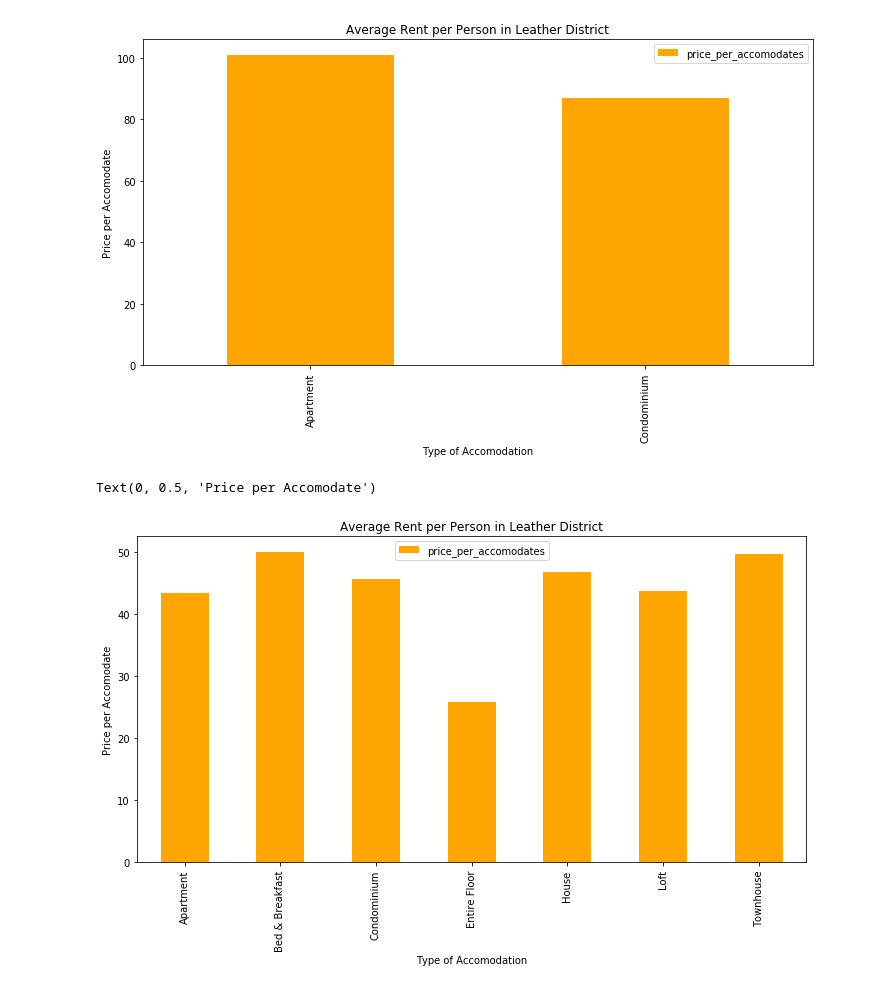
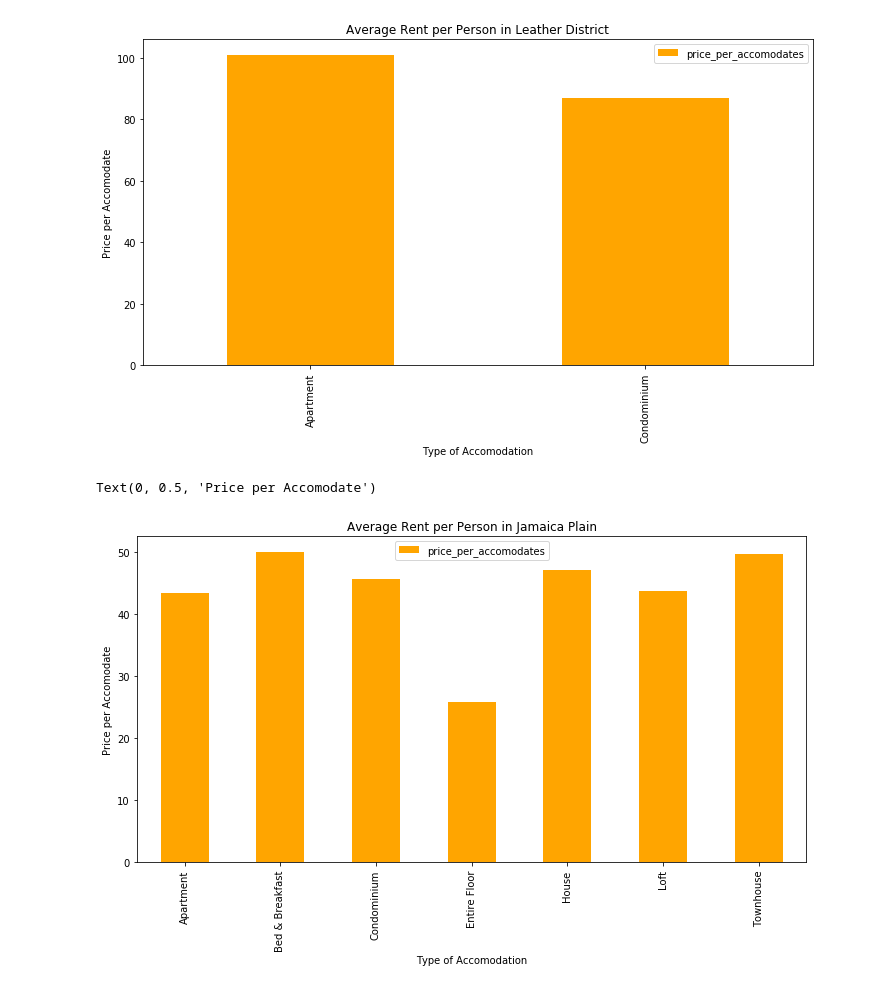
Before and after one commit to singh-amanjot/Boston-Airbnb-Data-Analysis, a Jupyter notebook: Boston_Airbnb_price_analysis.ipynb, the cells around one changed output. Saved outputs shown, nothing was run; the diff lists cells and outputs as text; code cells hidden in the pictures.

```diff
--- a/Boston_Airbnb_price_analysis.ipynb
+++ b/Boston_Airbnb_price_analysis.ipynb
@@ -172,0 +219,4 @@ See the caveats in the documentation: https://pandas.pydata.org/pandas-docs/stab
+# %%
+## dropping rows with null in 'zipcode', 'property_type', 'bathrooms', 'bedrooms'
+
+price_df1 = price_df1.dropna(axis = 0, subset = ['zipcode', 'property_type', 'bathrooms', 'bedrooms'])
@@ -224,9 +313,12 @@ plt.ylabel('Price per Accomodate')
 Text(0, 0.5, 'Price per Accomodate')
 [figure]
 # %%
-features_df1[features_df1.neighbourhood_cleansed == 'Jamaica Plain'].groupby('property_type').agg({'price_per_accomodates':'mean'}).plot.bar(color = 'orange', figsize =(12,6),title = 'Average Rent per Person in Leather District')
+# ploting price per accommodate vs property type in Jamaica Plain which is the most popular places to stay in Boston
+
+
+features_df1[features_df1.neighbourhood_cleansed == 'Jamaica Plain'].groupby('property_type').agg({'price_per_accomodates':'mean'}).plot.bar(color = 'orange', figsize =(12,6),title = 'Average Rent per Person in Jamaica Plain')
 plt.xlabel('Type of Accomodation')
 plt.ylabel('Price per Accomodate')
 # %% [output]
 Text(0, 0.5, 'Price per Accomodate')
-[figure, old version]
+[figure, new version]
```
Also changed, not shown: parts of 37 cells of this notebook.
